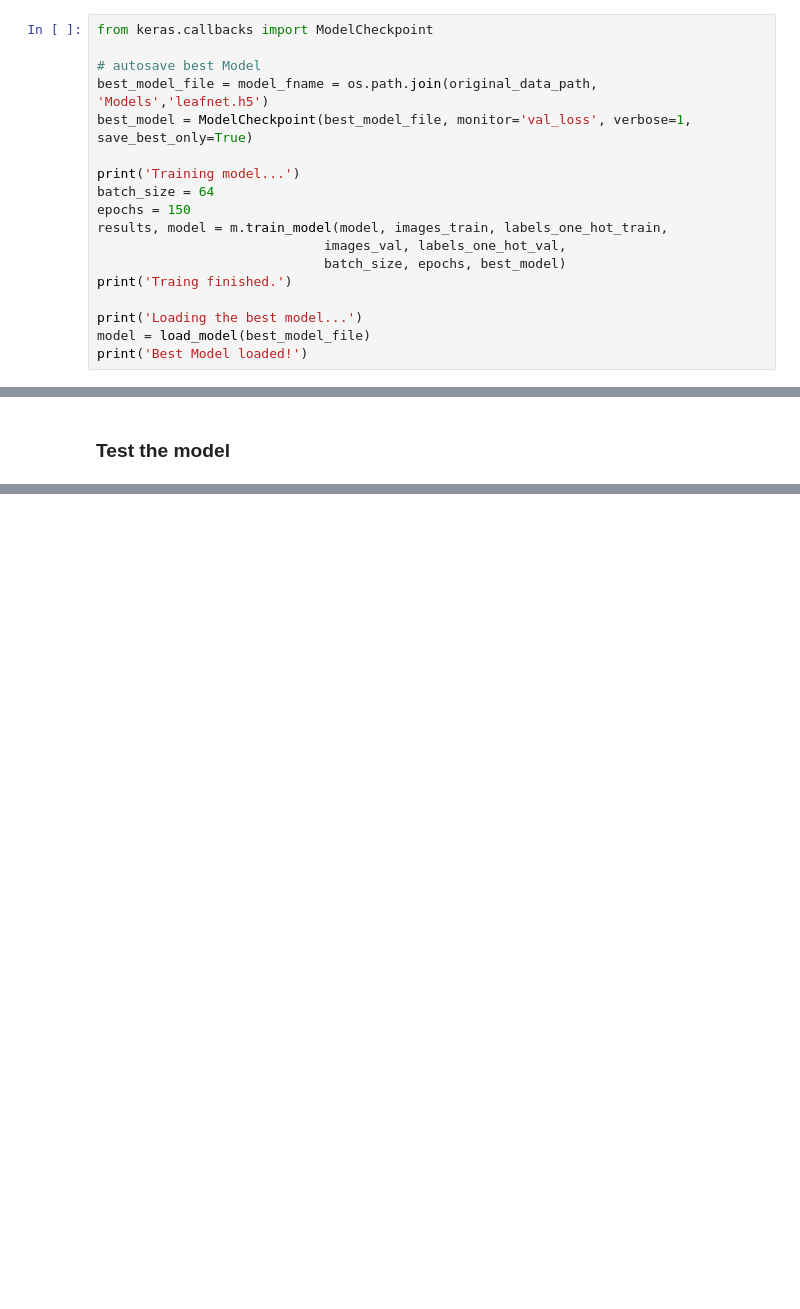
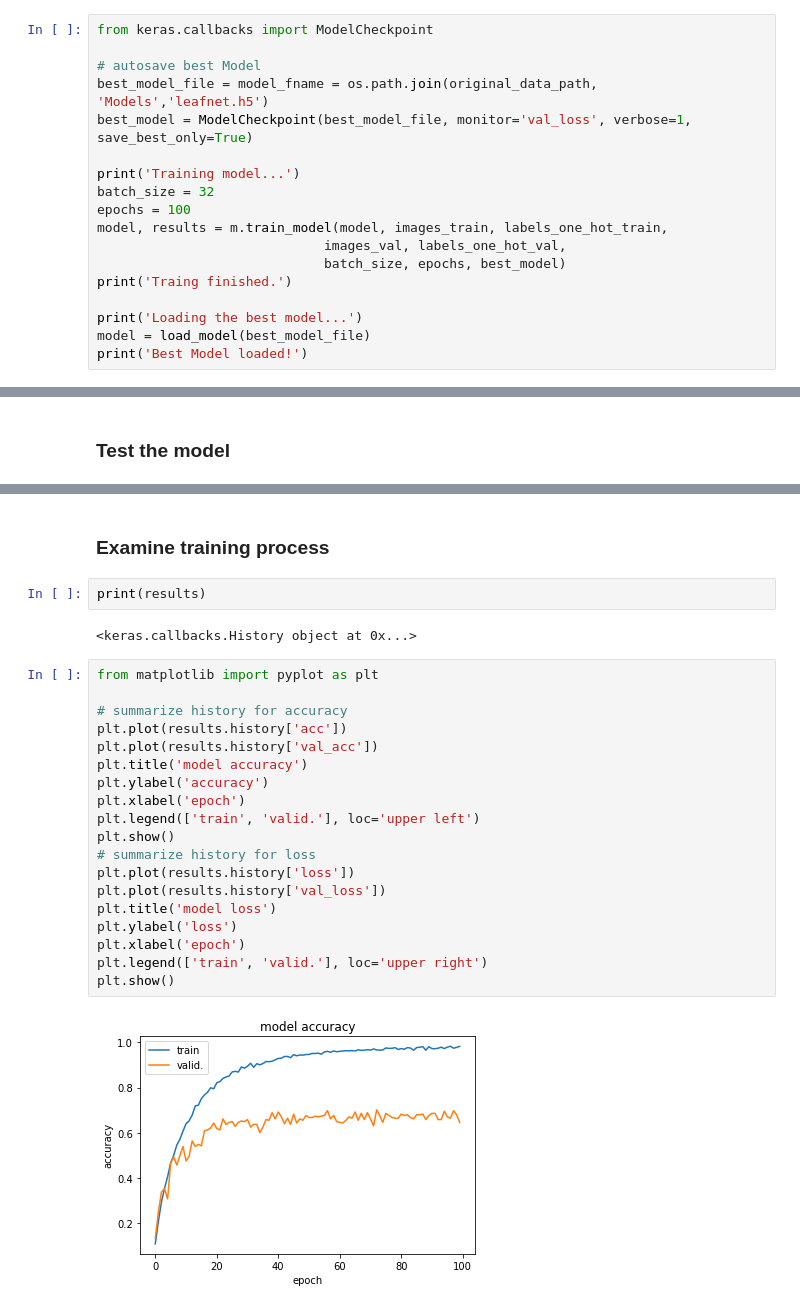
Before and after one commit to NLeSC/XAI, a Jupyter notebook: Software/LeafSnapDemo/TrainAndTestClassificationModel.ipynb, the cells around one changed output, grey strips where cells are left out. Cells and saved outputs as stored; diff of their text form; blank space fills up the shorter version.

Commit message:
training model

```diff
--- a/Software/LeafSnapDemo/TrainAndTestClassificationModel.ipynb
+++ b/Software/LeafSnapDemo/TrainAndTestClassificationModel.ipynb
@@ -152,9 +154,9 @@ best_model_file = model_fname = os.path.join(original_data_path, 'Models','leafn
 best_model = ModelCheckpoint(best_model_file, monitor='val_loss', verbose=1, save_best_only=True)
 
 print('Training model...')
-batch_size = 64
-epochs = 150
-results, model = m.train_model(model, images_train, labels_one_hot_train,
+batch_size = 32
+epochs = 100
+model, results = m.train_model(model, images_train, labels_one_hot_train,
                              images_val, labels_one_hot_val,
                              batch_size, epochs, best_model)
 print('Traing finished.')
@@ -191,0 +194,27 @@ Test accuracy: 0.6686930096620485
+# %% [markdown]
+### Examine training process
+# %%
+print(results)
+# %% [output]
+<keras.callbacks.History object at 0x...>
+# %%
+from matplotlib import pyplot as plt
+
+# summarize history for accuracy
+plt.plot(results.history['acc'])
+plt.plot(results.history['val_acc'])
+plt.title('model accuracy')
+plt.ylabel('accuracy')
+plt.xlabel('epoch')
+plt.legend(['train', 'valid.'], loc='upper left')
+plt.show()
+# summarize history for loss
+plt.plot(results.history['loss'])
+plt.plot(results.history['val_loss'])
+plt.title('model loss')
+plt.ylabel('loss')
+plt.xlabel('epoch')
+plt.legend(['train', 'valid.'], loc='upper right')
+plt.show()
+# %% [output]
+[figure, added]
```
Also changed, not shown: parts of 8 cells of this notebook, 3 other files.
